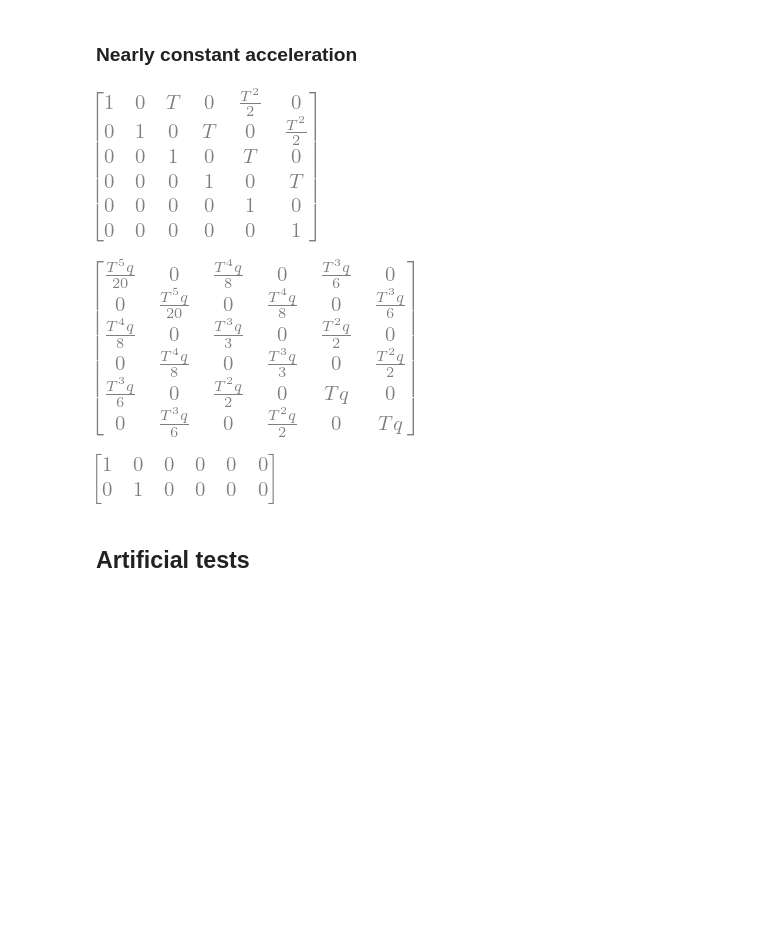
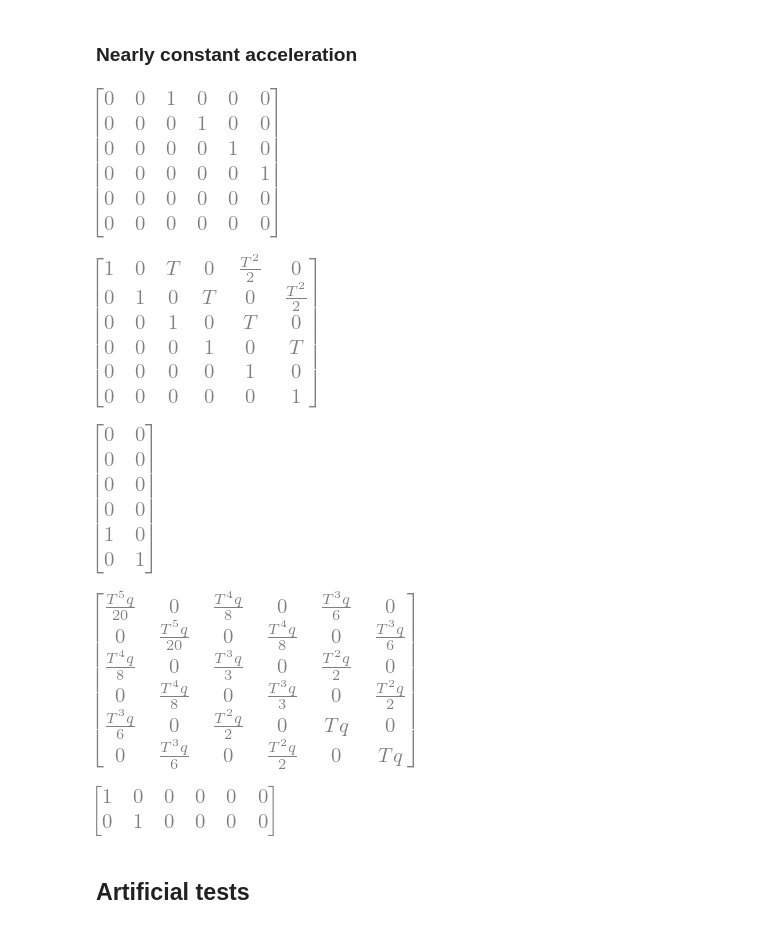
Before and after one commit to markoMedved/Advanced-methods-in-computer-vision-assignments, a Jupyter notebook: Advanced-tracking/Kalman_filter.ipynb, the cells around one changed output. Drawn from its saved outputs; the diff is of its cells as text; code cells hidden in the pictures; blank space fills up the shorter version.

```diff
--- a/Advanced-tracking/Kalman_filter.ipynb
+++ b/Advanced-tracking/Kalman_filter.ipynb
@@ -60,25 +68,29 @@ display(H_NCV)
 # %%
 # NOTE: state is [x,y, x_vel, y_vel, x_acc, y_acc]
 T_NCA,q_NCA= sp.symbols('T, q')
 F_NCA = sp.Matrix([[0,0, 1,0,0,0],[0,0,0,1,0,0], [0,0,0,0,1,0], [0,0,0,0,0,1], [0,0,0,0,0,0], [0,0,0,0,0,0]])
+display(F_NCA)
 Fi_NCA = sp.exp(F_NCA * T_NCA)
 display(Fi_NCA)
 L_NCA = sp.Matrix([
     [0, 0],
     [0, 0],
     [0, 0],
     [0, 0],
     [1, 0],
     [0, 1]
 ])
+display(L_NCA)
 Q_NCA = sp.integrate((Fi_NCA * L_NCA) * q_NCA * (Fi_NCA  * L_NCA).T, (T_NCA, 0, T_NCA))
 display(Q_NCA)
 H_NCA = sp.Matrix([[1,0,0,0,0,0], [0,1,0,0,0,0]])
 display(H_NCA)
 # %% [output]
-[figure, old version]
+[figure, new version]
-[figure, old version]
+[figure, new version]
-[figure, old version]
+[figure, new version]
+[figure, added]
+[figure, added]
 # %% [markdown]
 ## Artificial tests
 # %%
```
Also changed, not shown: parts of 4 cells of this notebook, 28 other files.
